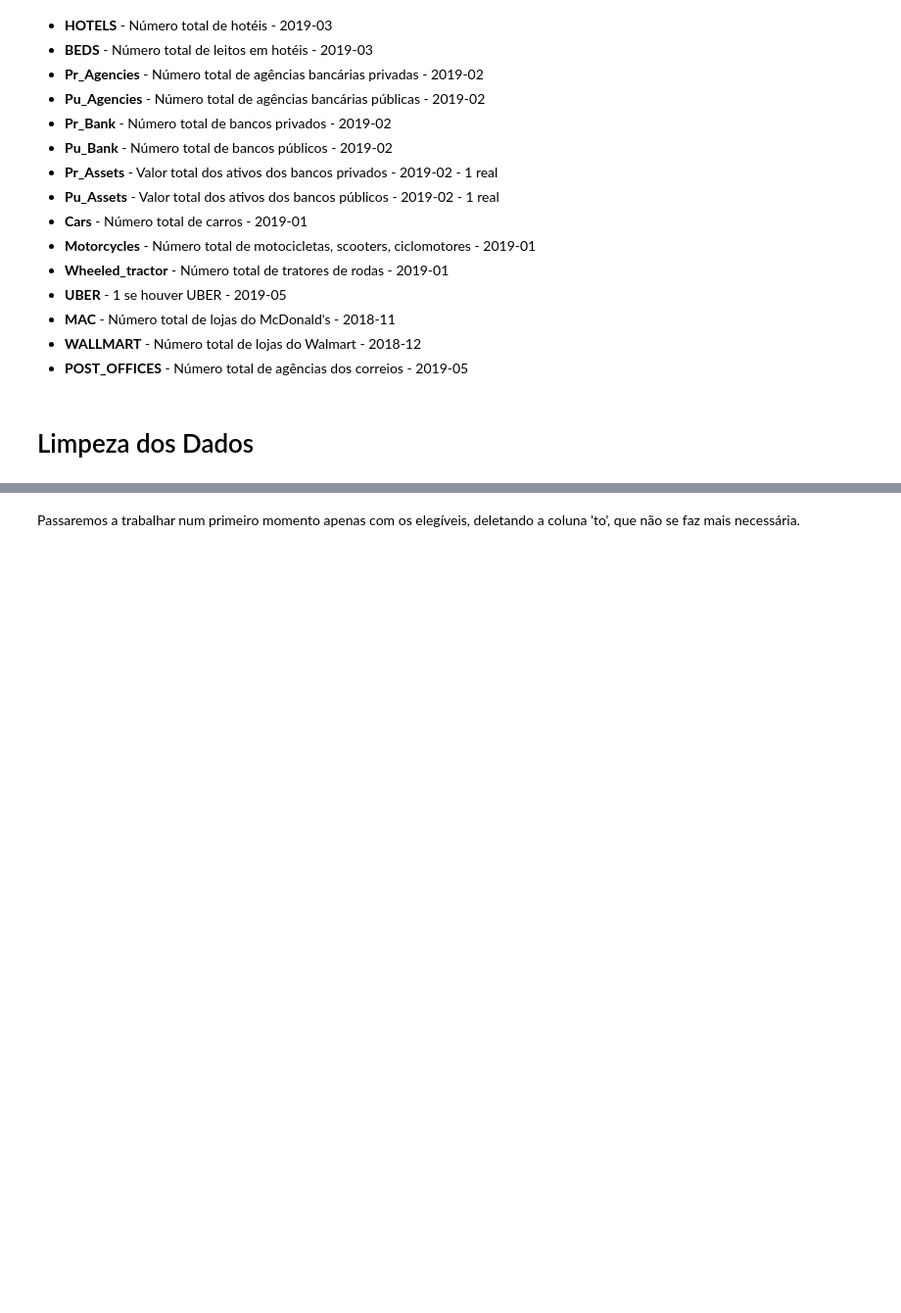
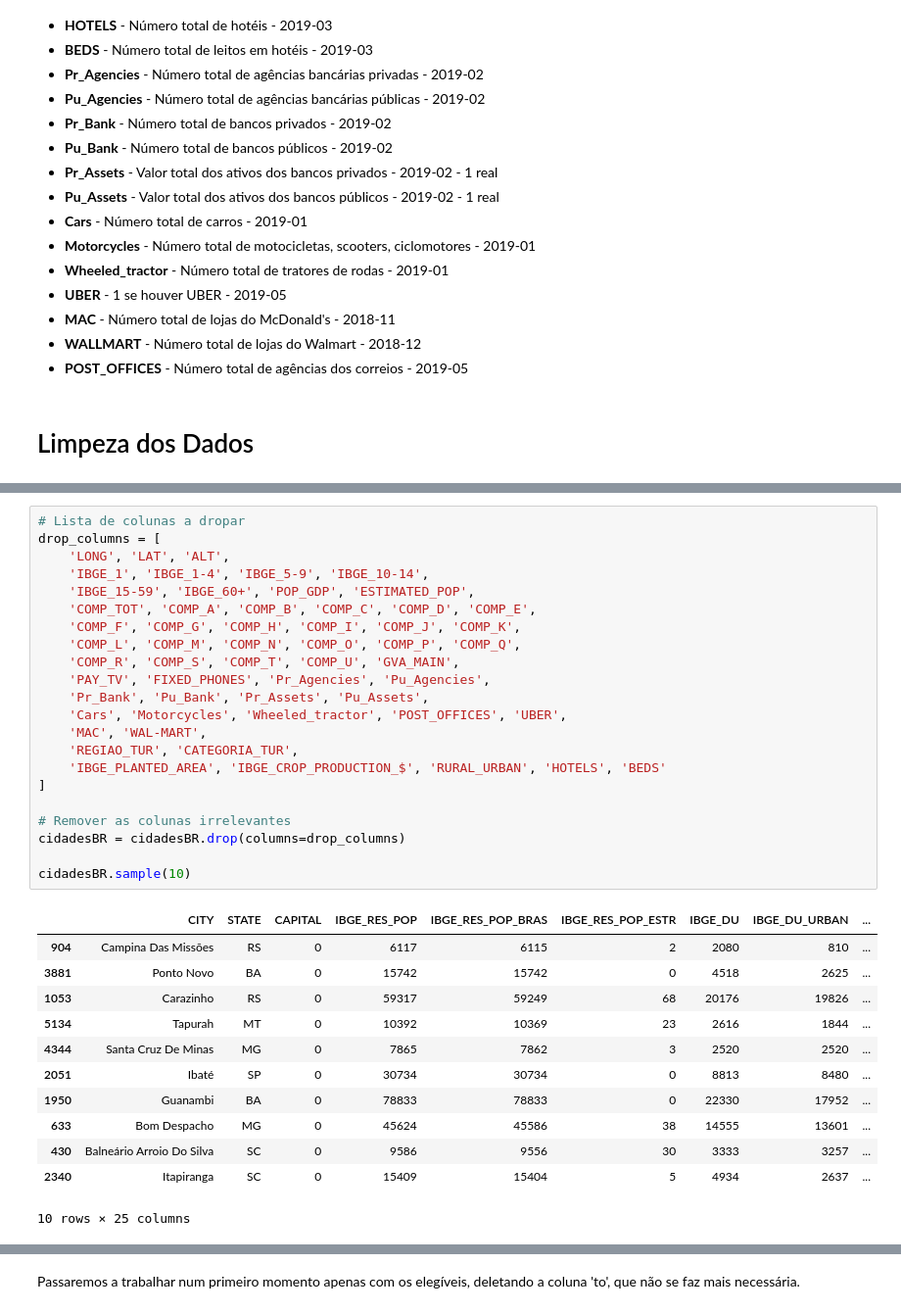
Before and after one commit to bernardosnap/MVP---Sprint-An-lise-de-Dados-e-Boas-Pr-ticas, a Jupyter notebook: Análise_de_Dados_Cidades_Brasileiras.ipynb, the cells around one changed output, grey strips where cells are left out. Shown: that part at 98% size. Cells and saved outputs as stored; diff of their text form; blank space fills up the shorter version.

```diff
--- a/Análise_de_Dados_Cidades_Brasileiras.ipynb
+++ b/Análise_de_Dados_Cidades_Brasileiras.ipynb
@@ -745,0 +247,35 @@ Name: count, dtype: int64
+# %%
+# Lista de colunas a dropar
+drop_columns = [
+    'LONG', 'LAT', 'ALT',
+    'IBGE_1', 'IBGE_1-4', 'IBGE_5-9', 'IBGE_10-14',
+    'IBGE_15-59', 'IBGE_60+', 'POP_GDP', 'ESTIMATED_POP',
+    'COMP_TOT', 'COMP_A', 'COMP_B', 'COMP_C', 'COMP_D', 'COMP_E',
+    'COMP_F', 'COMP_G', 'COMP_H', 'COMP_I', 'COMP_J', 'COMP_K',
+    'COMP_L', 'COMP_M', 'COMP_N', 'COMP_O', 'COMP_P', 'COMP_Q',
+    'COMP_R', 'COMP_S', 'COMP_T', 'COMP_U', 'GVA_MAIN',
+    'PAY_TV', 'FIXED_PHONES', 'Pr_Agencies', 'Pu_Agencies',
+    'Pr_Bank', 'Pu_Bank', 'Pr_Assets', 'Pu_Assets',
+    'Cars', 'Motorcycles', 'Wheeled_tractor', 'POST_OFFICES', 'UBER',
+    'MAC', 'WAL-MART',
+    'REGIAO_TUR', 'CATEGORIA_TUR',
+    'IBGE_PLANTED_AREA', 'IBGE_CROP_PRODUCTION_$', 'RURAL_URBAN', 'HOTELS', 'BEDS'
+]
+
+# Remover as colunas irrelevantes
+cidadesBR = cidadesBR.drop(columns=drop_columns)
+
+cidadesBR.sample(10)
+# %% [output]
+|  | CITY | STATE | CAPITAL | IBGE_RES_POP | IBGE_RES_POP_BRAS | IBGE_RES_POP_ESTR | IBGE_DU | IBGE_DU_URBAN | ... |
+| 904 | Campina Das Missões | RS | 0 | 6117 | 6115 | 2 | 2080 | 810 | ... |
+| 3881 | Ponto Novo | BA | 0 | 15742 | 15742 | 0 | 4518 | 2625 | ... |
+| 1053 | Carazinho | RS | 0 | 59317 | 59249 | 68 | 20176 | 19826 | ... |
+| 5134 | Tapurah | MT | 0 | 10392 | 10369 | 23 | 2616 | 1844 | ... |
+| 4344 | Santa Cruz De Minas | MG | 0 | 7865 | 7862 | 3 | 2520 | 2520 | ... |
+| 2051 | Ibaté | SP | 0 | 30734 | 30734 | 0 | 8813 | 8480 | ... |
+| 1950 | Guanambi | BA | 0 | 78833 | 78833 | 0 | 22330 | 17952 | ... |
+| 633 | Bom Despacho | MG | 0 | 45624 | 45586 | 38 | 14555 | 13601 | ... |
+| 430 | Balneário Arroio Do Silva | SC | 0 | 9586 | 9556 | 30 | 3333 | 3257 | ... |
+| 2340 | Itapiranga | SC | 0 | 15409 | 15404 | 5 | 4934 | 2637 | ... |
+10 rows × 25 columns
```
Also changed, not shown: parts of 75 cells of this notebook.
